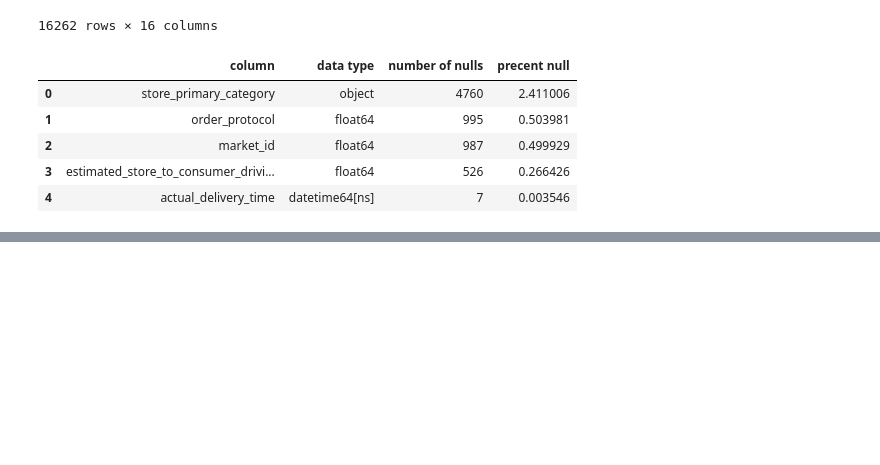
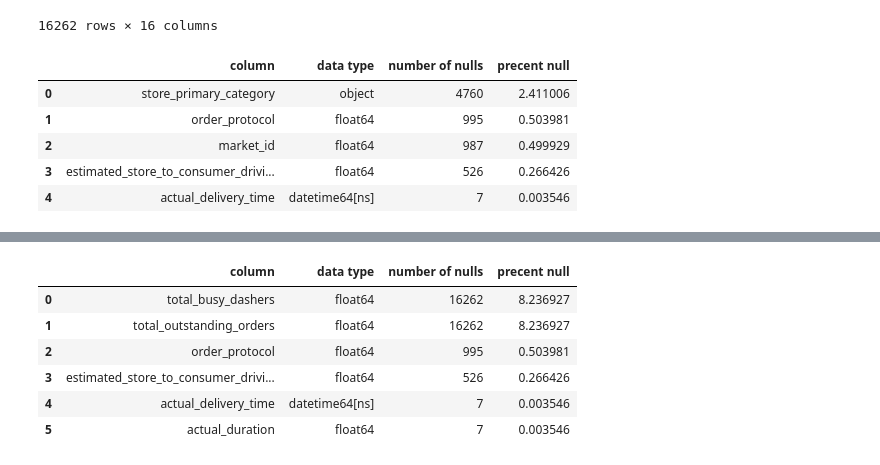
Before and after one commit to meg-williams/Delivery-Duration-Prediction, a Jupyter notebook: delivery_duration.ipynb, the cells around one changed output, grey strips where cells are left out. Saved outputs shown, nothing was run; the diff lists cells and outputs as text; code cells hidden in the pictures; blank space fills up the shorter version.

```diff
--- a/delivery_duration.ipynb
+++ b/delivery_duration.ipynb
@@ -124,0 +231,10 @@ df['store_primary_category'] = df['store_id'].map(category_mode)
+# %%
+nulls_data(df)
+# %% [output]
+|  | column | data type | number of nulls | precent null |
+| 0 | total_busy_dashers | float64 | 16262 | 8.236927 |
+| 1 | total_outstanding_orders | float64 | 16262 | 8.236927 |
+| 2 | order_protocol | float64 | 995 | 0.503981 |
+| 3 | estimated_store_to_consumer_drivi... | float64 | 526 | 0.266426 |
+| 4 | actual_delivery_time | datetime64[ns] | 7 | 0.003546 |
+| 5 | actual_duration | float64 | 7 | 0.003546 |
```
Also changed, not shown: parts of 15 cells of this notebook.
